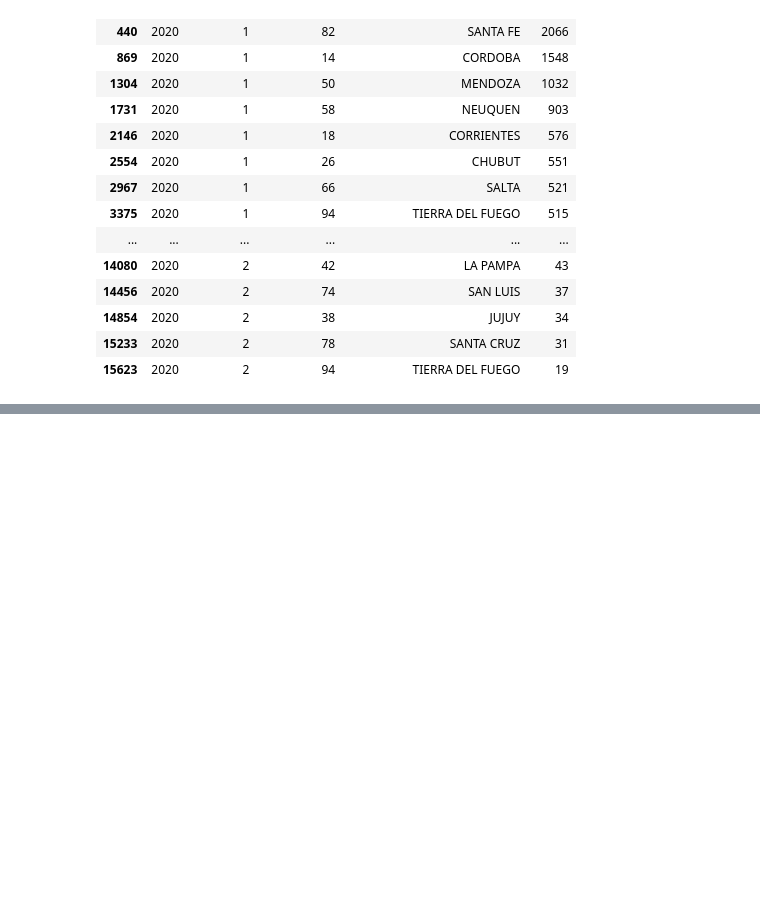
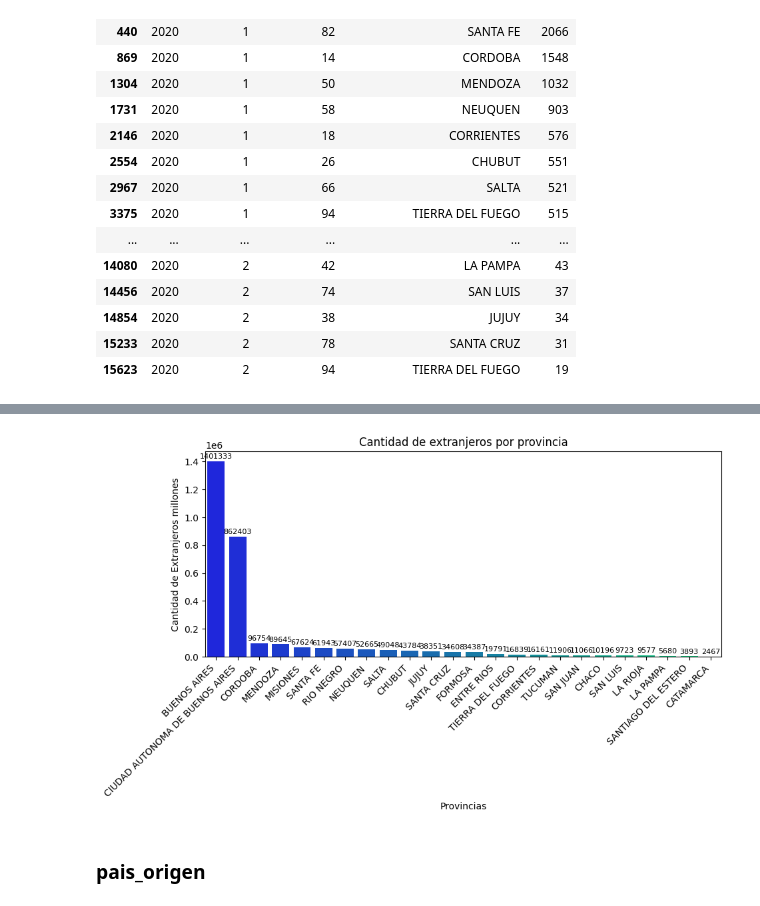
Before and after one commit to DATASCIENTISTSHENRY/PF_DataScience_Migraciones, a Jupyter notebook: EDA_ETL/ETL_EDA_Kpi_Amba.ipynb, the cells around one changed output, grey strips where cells are left out. Saved outputs shown, nothing was run; the diff lists cells and outputs as text; code cells hidden in the pictures; blank space fills up the shorter version.

```diff
--- a/EDA_ETL/ETL_EDA_Kpi_Amba.ipynb
+++ b/EDA_ETL/ETL_EDA_Kpi_Amba.ipynb
@@ -1047,0 +1127,28 @@ residencias_totales_2020.to_csv("../DATASETS_ARGENTINA/Anual/residencias_totales
+# %%
+# Se agrupa por la cantidad de extranjeros por provincia
+data = df_extranjeros.groupby(['provincia_nombre'])['cantidad'].sum().reset_index()
+data["cantidad"]=data["cantidad"].astype("Int64")
+
+# Se ordena el DataFrame por la cantidad de extranjeros de mayor a menor
+data = data.sort_values(by='cantidad', ascending=False)
+
+# Se grafica
+plt.figure(figsize=(10,4))
+
+ax = sns.barplot(x='provincia_nombre', y='cantidad', data=data, palette="winter")
+ax.set_title('Cantidad de extranjeros por provincia')
+ax.set_xlabel('Provincias') ; ax.set_ylabel('Cantidad de Extranjeros millones')
+
+# Agregar etiquetas de número de extranjeros en cada barra
+for p in ax.patches:
+    ax.annotate(f'{int(p.get_height())}', (p.get_x() + p.get_width() / 2., p.get_height()),
+                ha='center', va='center', fontsize=8, color='black', xytext=(0, 5),
+                textcoords='offset points')
+
+# Se muestra el gráfico y se rotan las etiquetas
+plt.xticks(rotation=45, ha="right")
+plt.show()
+# %% [output]
+[figure, added]
+# %% [markdown]
+### pais_origen
```
Also changed, not shown: parts of 16 cells of this notebook, 6 other files.
